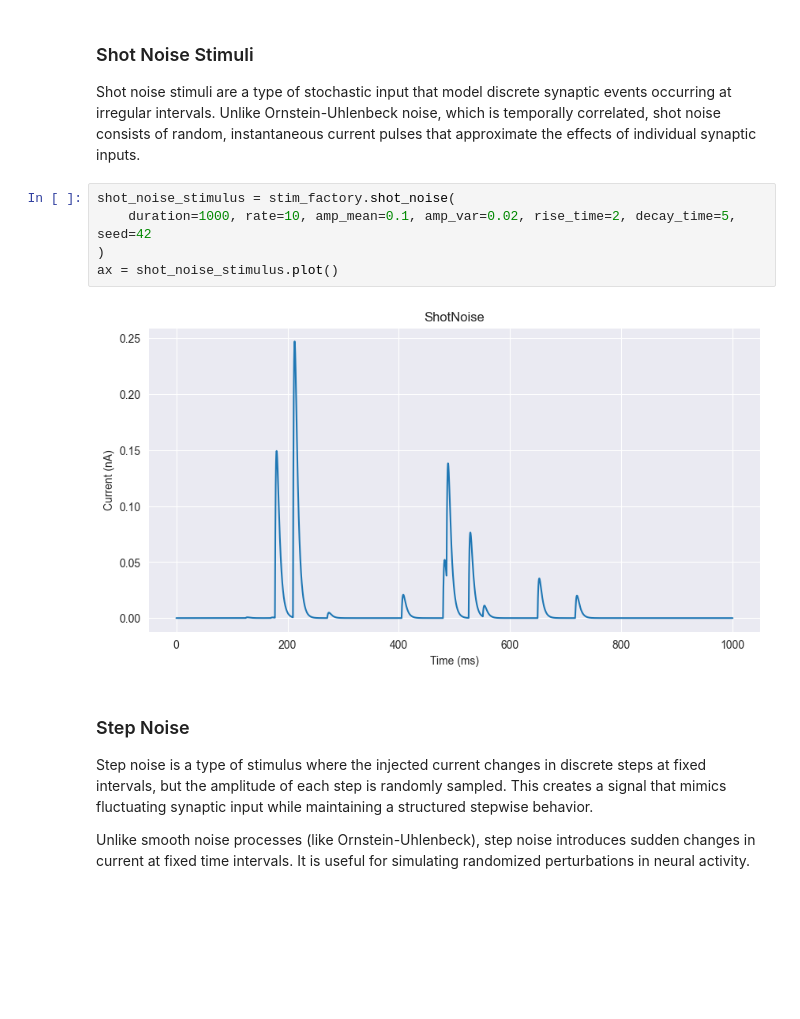
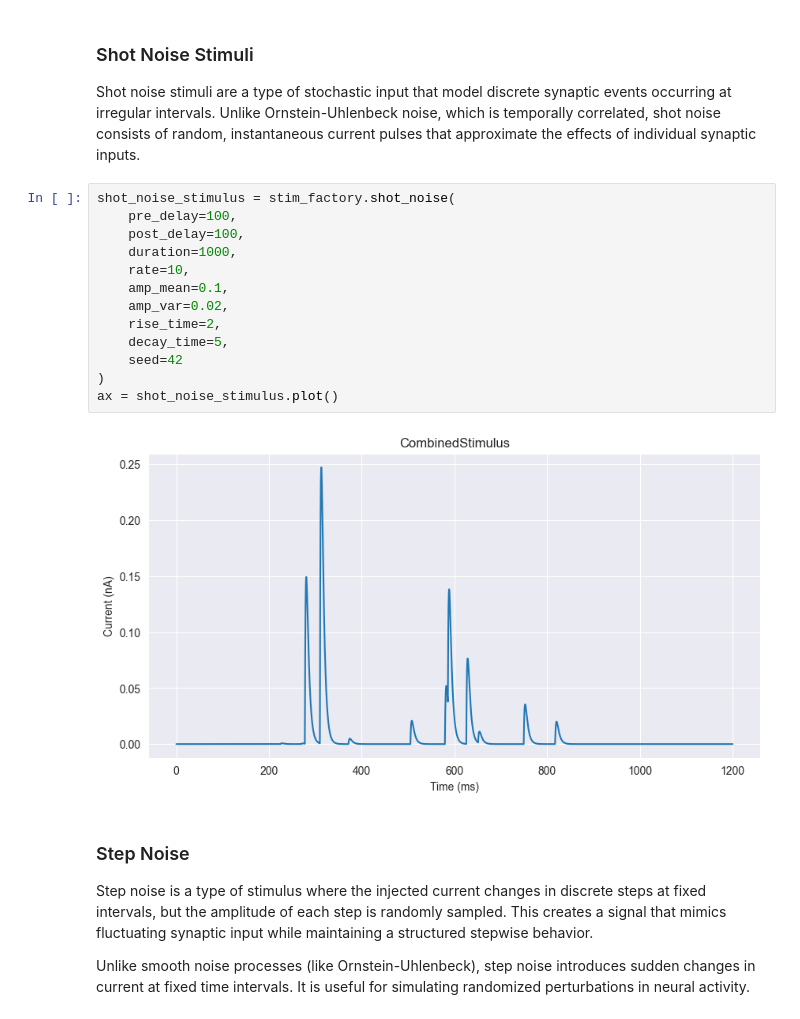
Before and after one commit to openbraininstitute/BlueCelluLab, a Jupyter notebook: examples/5-stimuli/stimuli.ipynb, the cells around one changed output. Drawn from its saved outputs; the diff is of its cells as text; blank space fills up the shorter version.

```diff
--- a/examples/5-stimuli/stimuli.ipynb
+++ b/examples/5-stimuli/stimuli.ipynb
@@ -161,11 +163,19 @@ ax = ou_stimulus.plot()
 Shot noise stimuli are a type of stochastic input that model discrete synaptic events occurring at irregular intervals. Unlike Ornstein-Uhlenbeck noise, which is temporally correlated, shot noise consists of random, instantaneous current pulses that approximate the effects of individual synaptic inputs.
 # %%
 shot_noise_stimulus = stim_factory.shot_noise(
-    duration=1000, rate=10, amp_mean=0.1, amp_var=0.02, rise_time=2, decay_time=5, seed=42
+    pre_delay=100,
+    post_delay=100,
+    duration=1000,
+    rate=10,
+    amp_mean=0.1,
+    amp_var=0.02,
+    rise_time=2,
+    decay_time=5,
+    seed=42
 )
 ax = shot_noise_stimulus.plot()
 # %% [output]
-[figure, old version]
+[figure, new version]
 # %% [markdown]
 ### Step Noise
 
```
Also changed, not shown: parts of 2 cells of this notebook, 3 other files.
